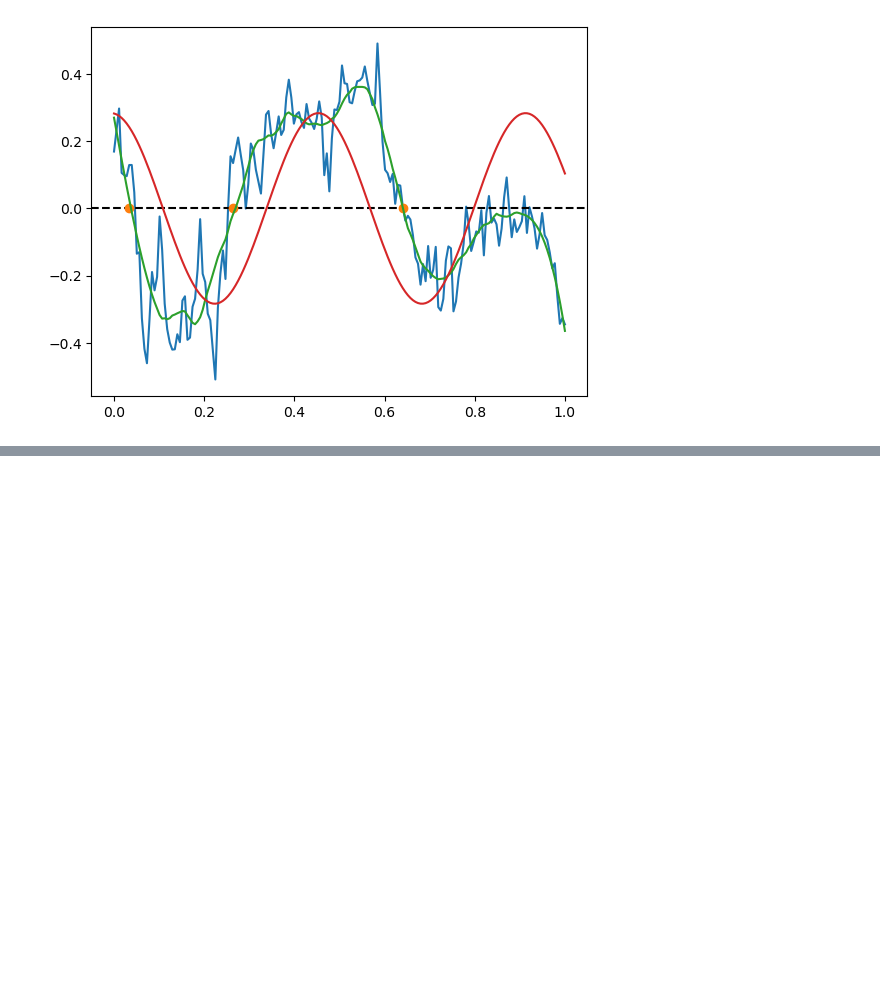
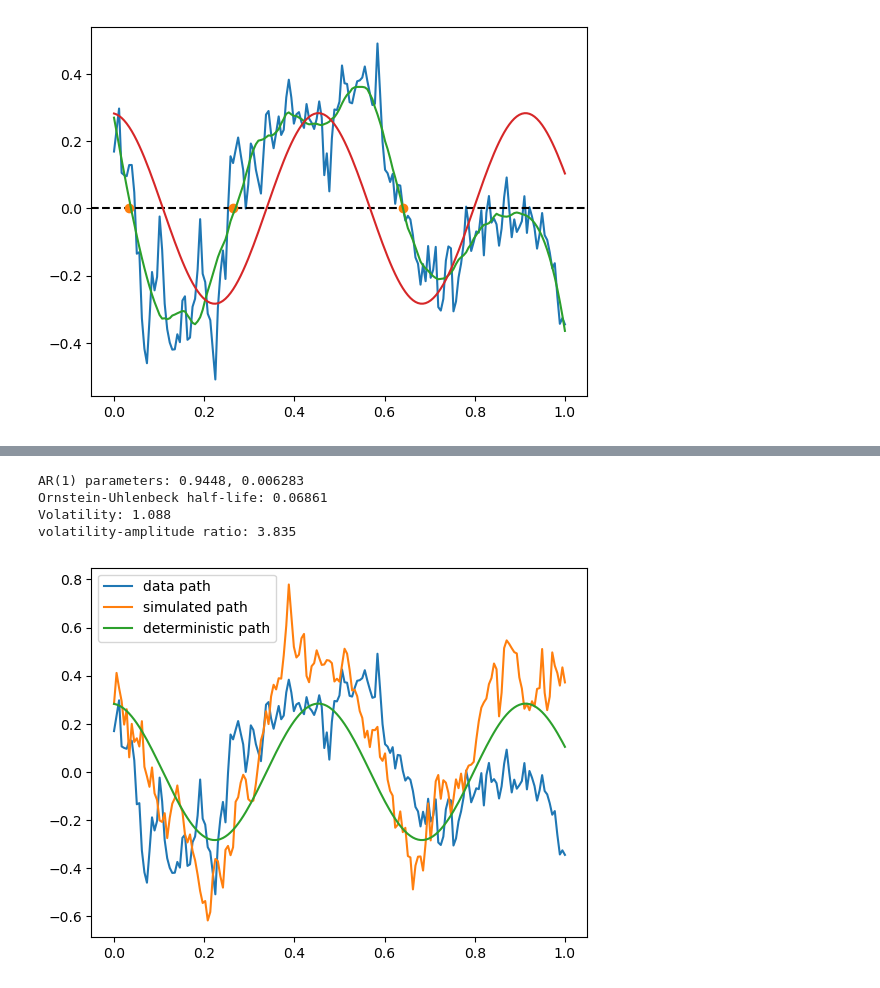
Before and after one commit to lorenzorizzi17/MeanReversionMetric, a Jupyter notebook: param_estimation.ipynb, the cells around one changed output, grey strips where cells are left out. Saved outputs shown, nothing was run; the diff lists cells and outputs as text; code cells hidden in the pictures; blank space fills up the shorter version.

Commit message:
Add estimation with AR model

```diff
--- a/param_estimation.ipynb
+++ b/param_estimation.ipynb
@@ -145,0 +156,4 @@ plt.show()
+# %%
+AR_model = ARIMA(x, order=(1,0,0), trend='n')
+res = AR_model.fit()
+print(res.summary())
@@ -145,0 +178,33 @@ plt.show()
+# %%
+AR_phi = res.params[0]
+AR_sigma = res.params[1]
+
+dt = t[1] - t[0]
+theta_AR = -np.log(AR_phi)/dt
+sigma_AR = np.sqrt(AR_sigma*(2*theta_AR/(1-AR_phi**2)))
+
+print(f"AR(1) parameters: {AR_phi:.4}, {AR_sigma:.4}")
+print(f"Ornstein-Uhlenbeck half-life: {np.log(2)/theta_AR:.4}")
+print(f"Volatility: {sigma_AR:.4}")
+
+print(f"volatility-amplitude ratio: {sigma_AR/amplitude:.4}")
+# %% [output]
+AR(1) parameters: 0.9448, 0.006283
+Ornstein-Uhlenbeck half-life: 0.06861
+Volatility: 1.088
+volatility-amplitude ratio: 3.835
+# %%
+mu = lambda t, x : theta_AR * (amplitude*np.sin(omega_val*t + phi_val) - x) + amplitude*omega_val*np.cos(omega_val*t + phi_val)
+sigma = lambda t, x : sigma_AR
+
+np.random.seed(1)
+
+X = mr.SDE_solver(x0=amplitude*np.sin(phi_val), t0=0.0, T=1.0, dt=(t[1]-t[0]), mu=mu, sigma=sigma)
+
+plt.plot(t, x, label='data path')
+plt.plot(t, X, label='simulated path')
+plt.plot(t, amplitude*np.sin(t*omega_val+phi_val), label='deterministic path')
+plt.legend()
+plt.show()
+# %% [output]
+[figure, added]
```
Also changed, not shown: parts of 8 cells of this notebook.
